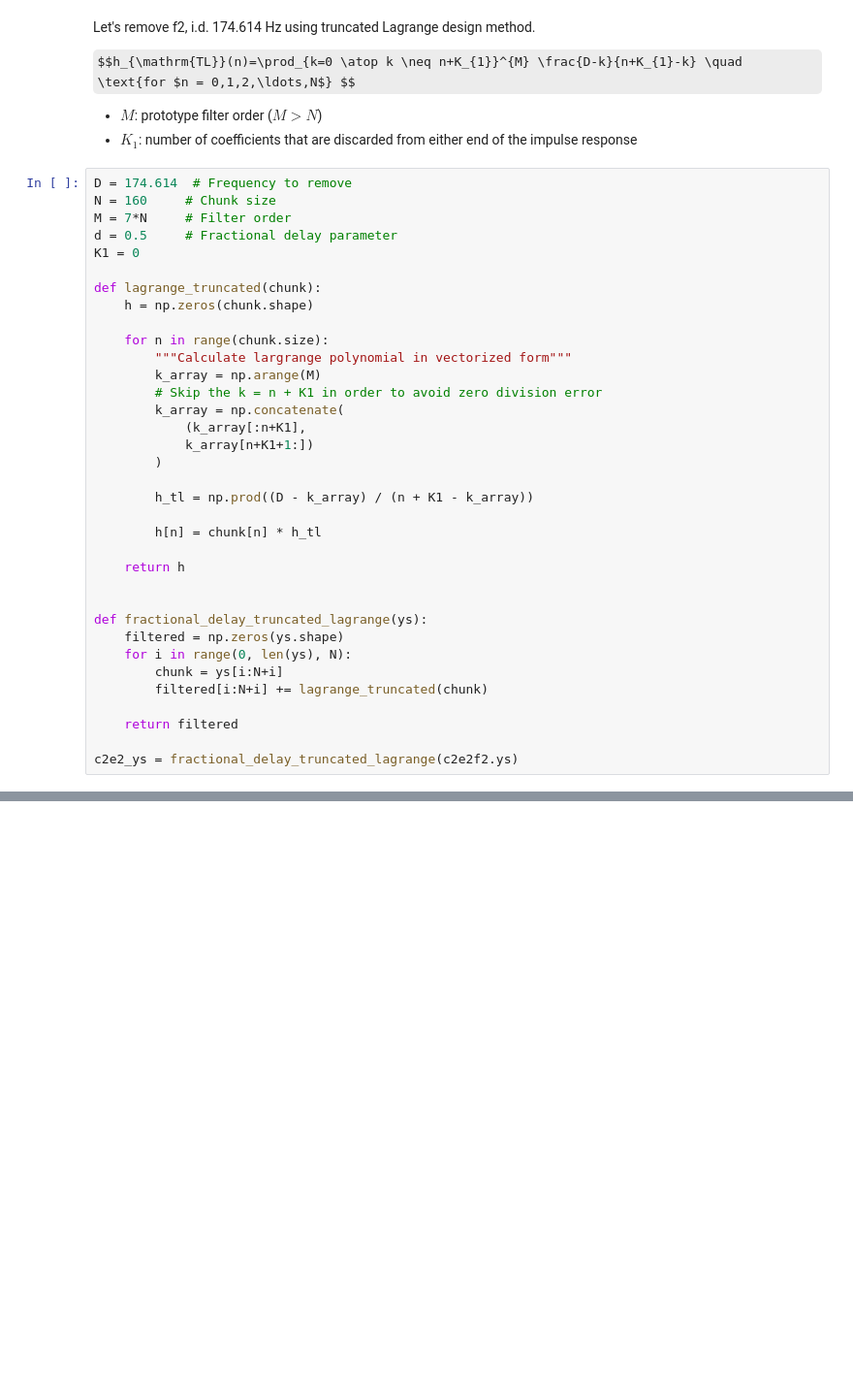
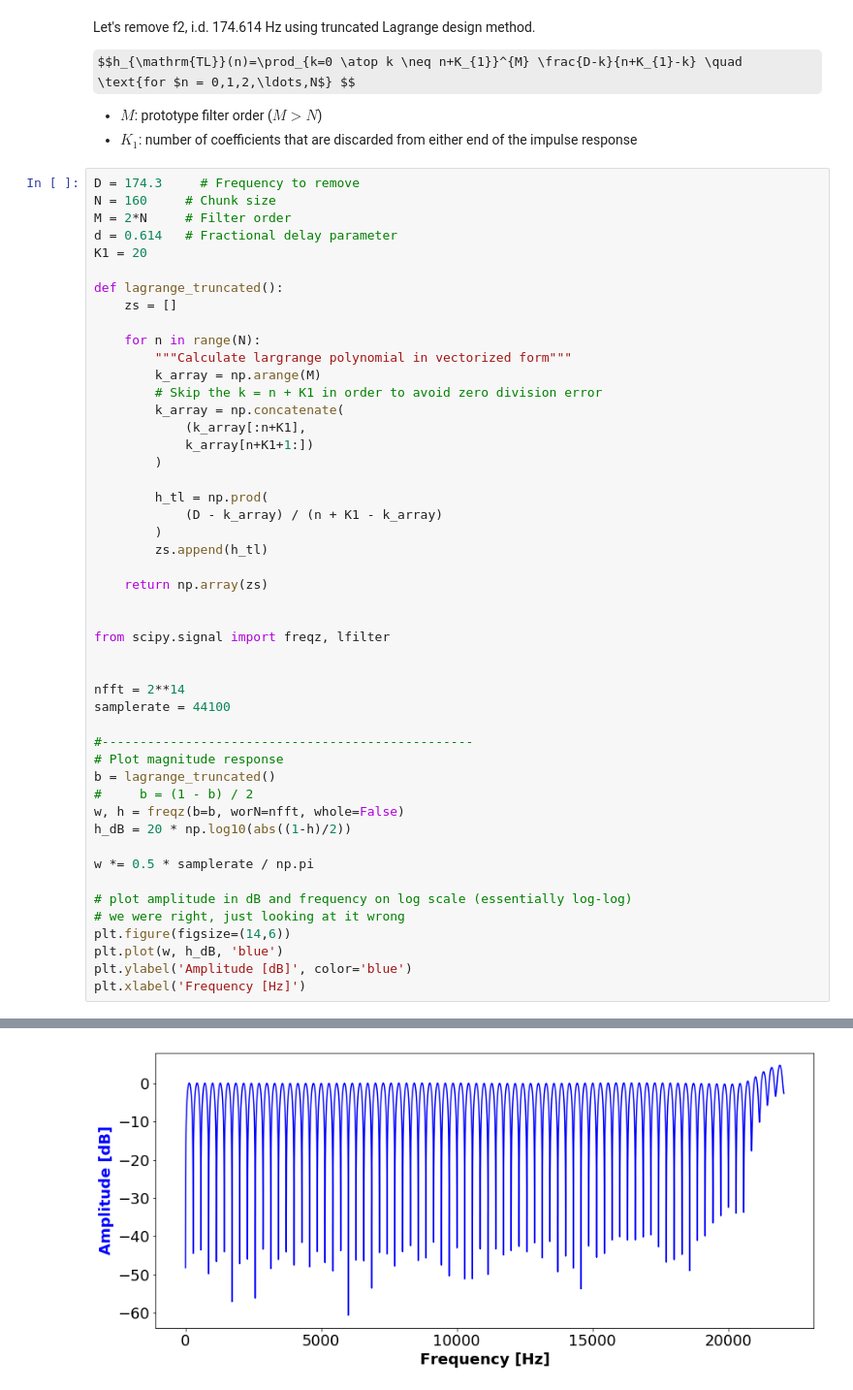
Before and after one commit to SuperShinyEyes/aalto-audio-signal-processing, a Jupyter notebook: homeworks/HW3_fractional_delay_filters.ipynb, the cells around one changed output, grey strips where cells are left out. Shown at 97% size. Saved outputs shown, nothing was run; the diff lists cells and outputs as text; some formulas as TeX source; blank space fills up the shorter version.

Commit message:
(WIP)Write FD filter

```diff
--- a/homeworks/HW3_fractional_delay_filters.ipynb
+++ b/homeworks/HW3_fractional_delay_filters.ipynb
@@ -60,16 +89,16 @@ $$h_{\mathrm{TL}}(n)=\prod_{k=0 \atop k \neq n+K_{1}}^{M} \frac{D-k}{n+K_{1}-k}
 - $M$: prototype filter order ($M > N$)
 - $K_1$: number of coefficients that are discarded from either end of the impulse response
 # %%
-D = 174.614  # Frequency to remove
+D = 174.3     # Frequency to remove
 N = 160     # Chunk size
-M = 7*N     # Filter order
-d = 0.5     # Fractional delay parameter
-K1 = 0
+M = 2*N     # Filter order
+d = 0.614   # Fractional delay parameter
+K1 = 20
 
-def lagrange_truncated(chunk):
-    h = np.zeros(chunk.shape)
+def lagrange_truncated():
+    zs = []
 
-    for n in range(chunk.size):
+    for n in range(N):
         """Calculate largrange polynomial in vectorized form"""
         k_array = np.arange(M)
         # Skip the k = n + K1 in order to avoid zero division error
@@ -78,19 +107,33 @@ def lagrange_truncated(chunk):
             k_array[n+K1+1:])
         )
 
-        h_tl = np.prod((D - k_array) / (n + K1 - k_array))
+        h_tl = np.prod(
+            (D - k_array) / (n + K1 - k_array)
+        )
+        zs.append(h_tl)
 
-        h[n] = chunk[n] * h_tl
-
-    return h
+    return np.array(zs)
 
 
-def fractional_delay_truncated_lagrange(ys):
-    filtered = np.zeros(ys.shape)
-    for i in range(0, len(ys), N):
-        chunk = ys[i:N+i]
-        filtered[i:N+i] += lagrange_truncated(chunk)
+from scipy.signal import freqz, lfilter
 
-    return filtered
 
-c2e2_ys = fractional_delay_truncated_lagrange(c2e2f2.ys)
+nfft = 2**14
+samplerate = 44100
+
+#-------------------------------------------------
+# Plot magnitude response
+b = lagrange_truncated()
+#     b = (1 - b) / 2
+w, h = freqz(b=b, worN=nfft, whole=False)
+h_dB = 20 * np.log10(abs((1-h)/2))
+
+w *= 0.5 * samplerate / np.pi
+
+# plot amplitude in dB and frequency on log scale (essentially log-log)
+# we were right, just looking at it wrong
+plt.figure(figsize=(14,6))
+plt.plot(w, h_dB, 'blue')
+plt.ylabel('Amplitude [dB]', color='blue')
+plt.xlabel('Frequency [Hz]')
+# %% [output]
@@ -96,0 +141 @@ c2e2_ys = fractional_delay_truncated_lagrange(c2e2f2.ys)
+[figure, added]
```
Also changed, not shown: parts of 16 cells of this notebook, 2 other files.
